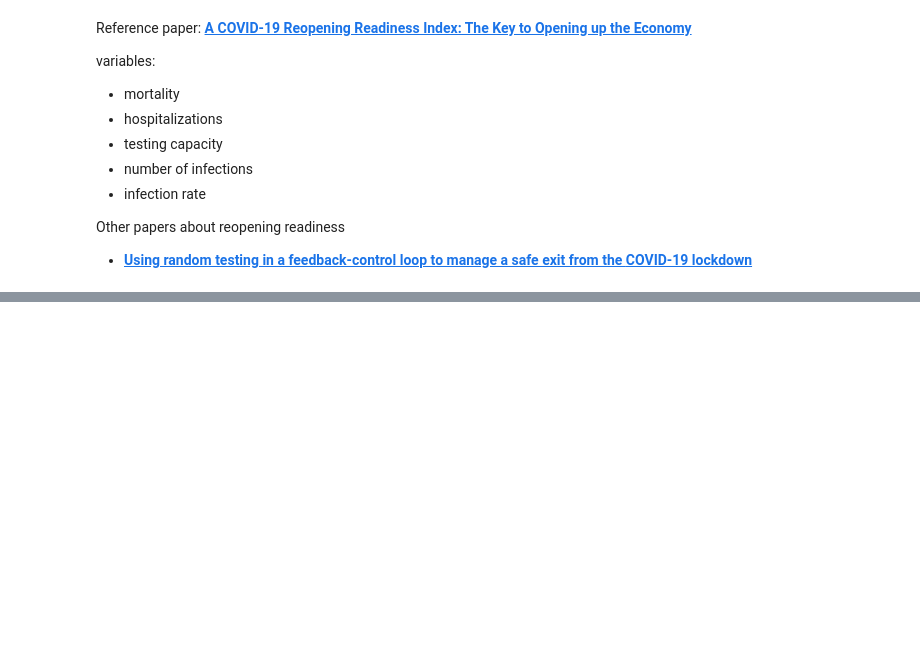
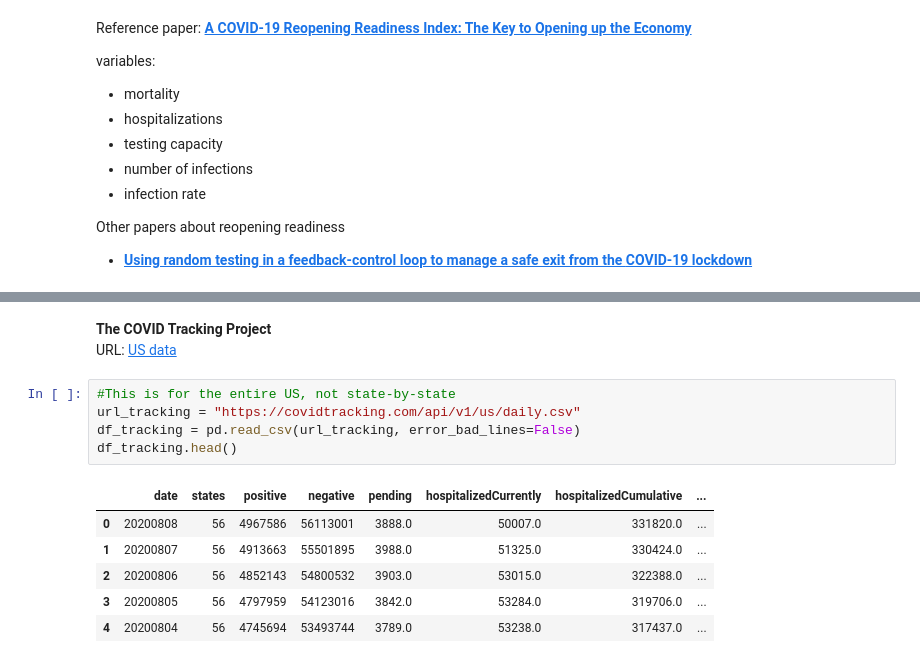
Before and after one commit to elizabethqiu/2020-wwcode-dshackathon-covid19ml, a Jupyter notebook: wwwcode-hackathon.ipynb, the cells around one changed output, grey strips where cells are left out. Saved outputs shown, nothing was run; the diff lists cells and outputs as text; blank space fills up the shorter version.

```diff
--- a/wwwcode-hackathon.ipynb
+++ b/wwwcode-hackathon.ipynb
@@ -83,0 +131,15 @@ COVID-19 lockdown](https://www.medrxiv.org/content/10.1101/2020.04.09.20059360v2
+# %% [markdown]
+**The COVID Tracking Project**<br>
+URL: [US data](https://covidtracking.com/data/download)
+# %%
+#This is for the entire US, not state-by-state
+url_tracking = "https://covidtracking.com/api/v1/us/daily.csv"
+df_tracking = pd.read_csv(url_tracking, error_bad_lines=False)
+df_tracking.head()
+# %% [output]
+|  | date | states | positive | negative | pending | hospitalizedCurrently | hospitalizedCumulative | ... |
+| 0 | 20200808 | 56 | 4967586 | 56113001 | 3888.0 | 50007.0 | 331820.0 | ... |
+| 1 | 20200807 | 56 | 4913663 | 55501895 | 3988.0 | 51325.0 | 330424.0 | ... |
+| 2 | 20200806 | 56 | 4852143 | 54800532 | 3903.0 | 53015.0 | 322388.0 | ... |
+| 3 | 20200805 | 56 | 4797959 | 54123016 | 3842.0 | 53284.0 | 319706.0 | ... |
+| 4 | 20200804 | 56 | 4745694 | 53493744 | 3789.0 | 53238.0 | 317437.0 | ... |
```
Also changed, not shown: parts of 25 cells of this notebook.
